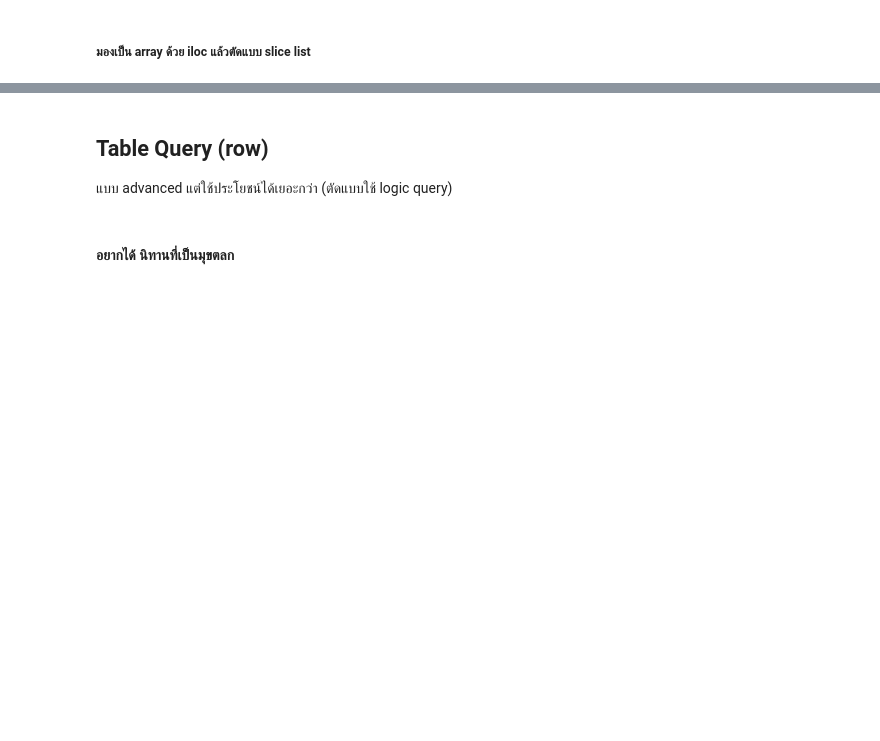
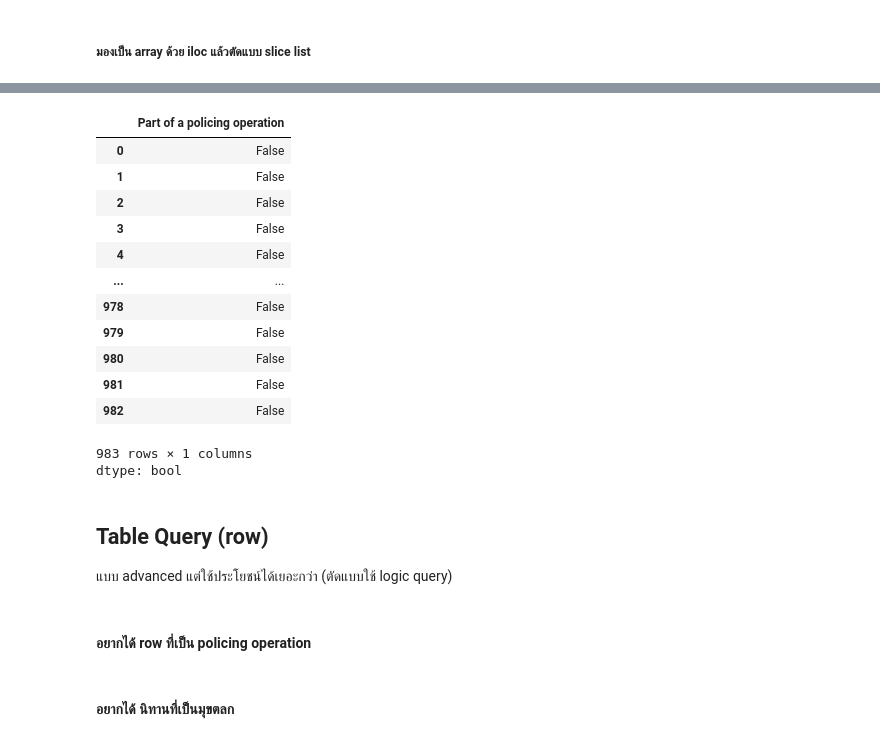
Before and after one commit to para662/dataviz2025, a Jupyter notebook: pandas_101_2025.ipynb, the cells around one changed output, grey strips where cells are left out. Drawn from its saved outputs; the diff is of its cells as text; code cells hidden in the pictures; blank space fills up the shorter version.

```diff
--- a/pandas_101_2025.ipynb
+++ b/pandas_101_2025.ipynb
@@ -147,6 +109,25 @@ folk_df.iloc[1:5,:]
+# %%
+stopandsearch_df['Part of a policing operation'] == True
+# %% [output]
+|  | Part of a policing operation |
+| 0 | False |
+| 1 | False |
+| 2 | False |
+| 3 | False |
+| 4 | False |
+| ... | ... |
+| 978 | False |
+| 979 | False |
+| 980 | False |
+| 981 | False |
+| 982 | False |
+983 rows × 1 columns
+dtype: bool
 # %% [markdown]
 ## Table Query (row)
 แบบ advanced แต่ใช้ประโยชน์ได้เยอะกว่า (ตัดแบบใช้ logic query)
+# %% [markdown]
+#### อยากได้ row ที่เป็น policing operation
 # %% [markdown]
 #### อยากได้ นิทานที่เป็นมุขตลก
 # %%
```
Also changed, not shown: parts of 45 cells of this notebook.
